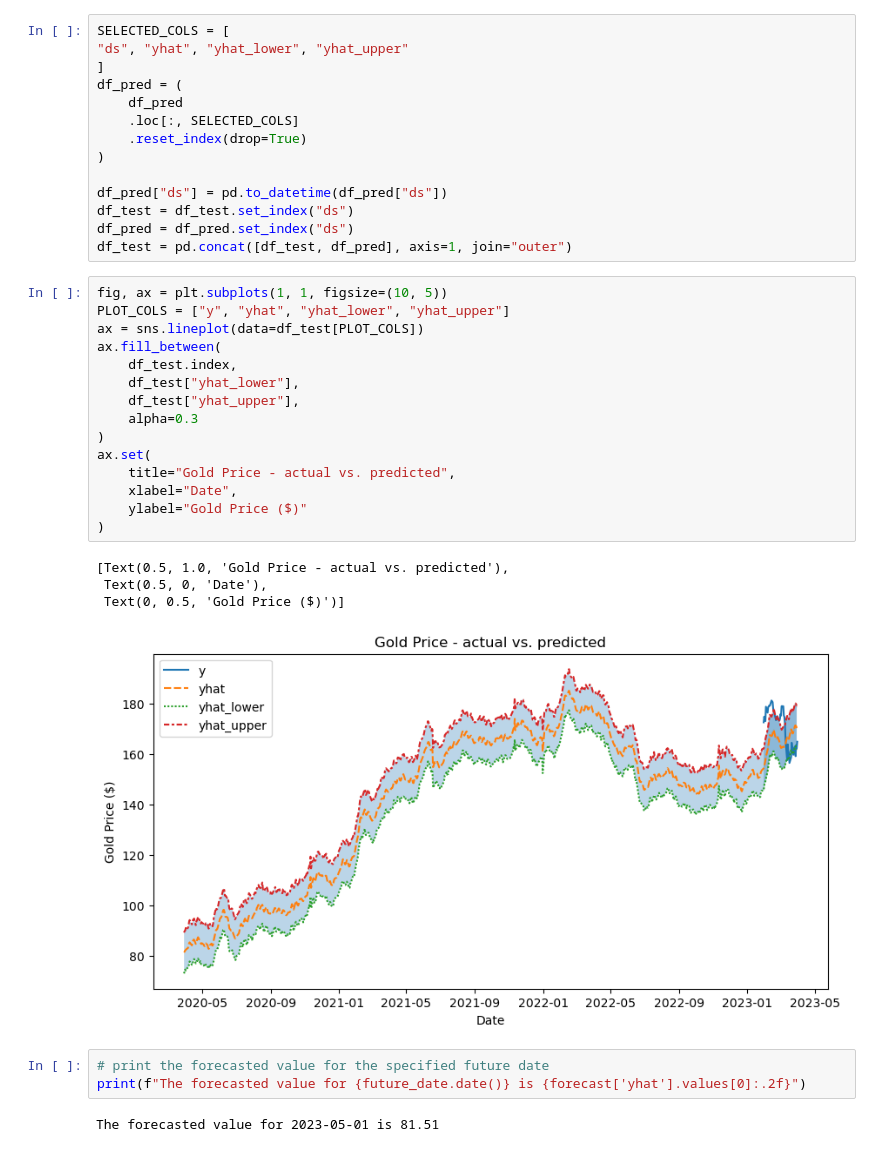
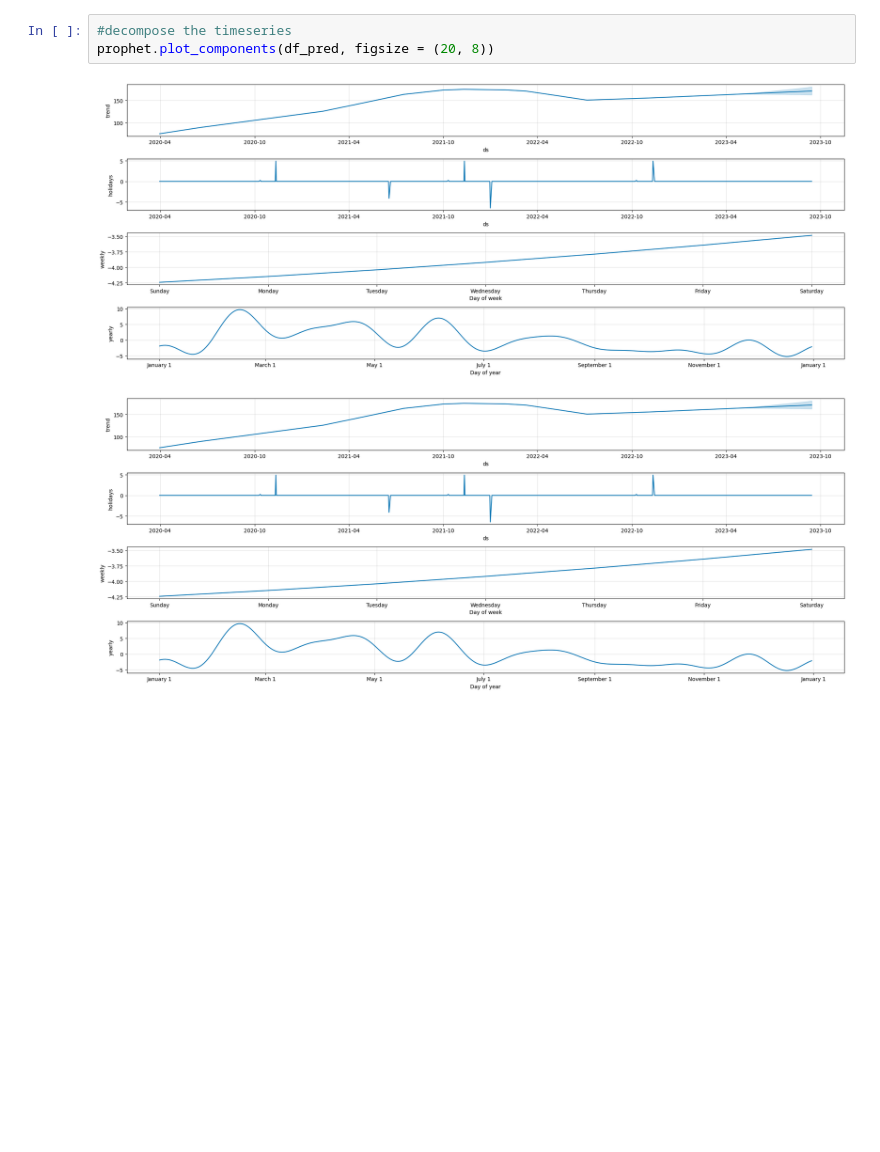
Before and after one commit to jcgr11/data_pre-processing, a Jupyter notebook: axp_time_series_forecast.ipynb, the cells around one changed output. Saved outputs shown, nothing was run; the diff lists cells and outputs as text; blank space fills up the shorter version.

```diff
--- a/axp_time_series_forecast.ipynb
+++ b/axp_time_series_forecast.ipynb
@@ -106,39 +125,6 @@ prophet.plot_components(df_pred)
-# %%
-SELECTED_COLS = [
-"ds", "yhat", "yhat_lower", "yhat_upper"
-]
-df_pred = (
-    df_pred
-    .loc[:, SELECTED_COLS]
-    .reset_index(drop=True)
-)
-
-df_pred["ds"] = pd.to_datetime(df_pred["ds"])
-df_test = df_test.set_index("ds")
-df_pred = df_pred.set_index("ds")
-df_test = pd.concat([df_test, df_pred], axis=1, join="outer")
-# %%
-fig, ax = plt.subplots(1, 1, figsize=(10, 5))
-PLOT_COLS = ["y", "yhat", "yhat_lower", "yhat_upper"]
-ax = sns.lineplot(data=df_test[PLOT_COLS])
-ax.fill_between(
-    df_test.index,
-    df_test["yhat_lower"],
-    df_test["yhat_upper"],
-    alpha=0.3
-)
-ax.set(
-    title="Gold Price - actual vs. predicted",
-    xlabel="Date",
-    ylabel="Gold Price ($)"
-)
-# %% [output]
-[Text(0.5, 1.0, 'Gold Price - actual vs. predicted'),
- Text(0.5, 0, 'Date'),
- Text(0, 0.5, 'Gold Price ($)')]
-[figure, removed]
-# %%
-# print the forecasted value for the specified future date
-print(f"The forecasted value for {future_date.date()} is {forecast['yhat'].values[0]:.2f}")
-# %% [output]
-The forecasted value for 2023-05-01 is 81.51
+# %%
+#decompose the timeseries
+prophet.plot_components(df_pred, figsize = (20, 8))
+# %% [output]
+[figure, added]
+[figure, added]
```
Also changed, not shown: parts of 20 cells of this notebook, 4 other files.
